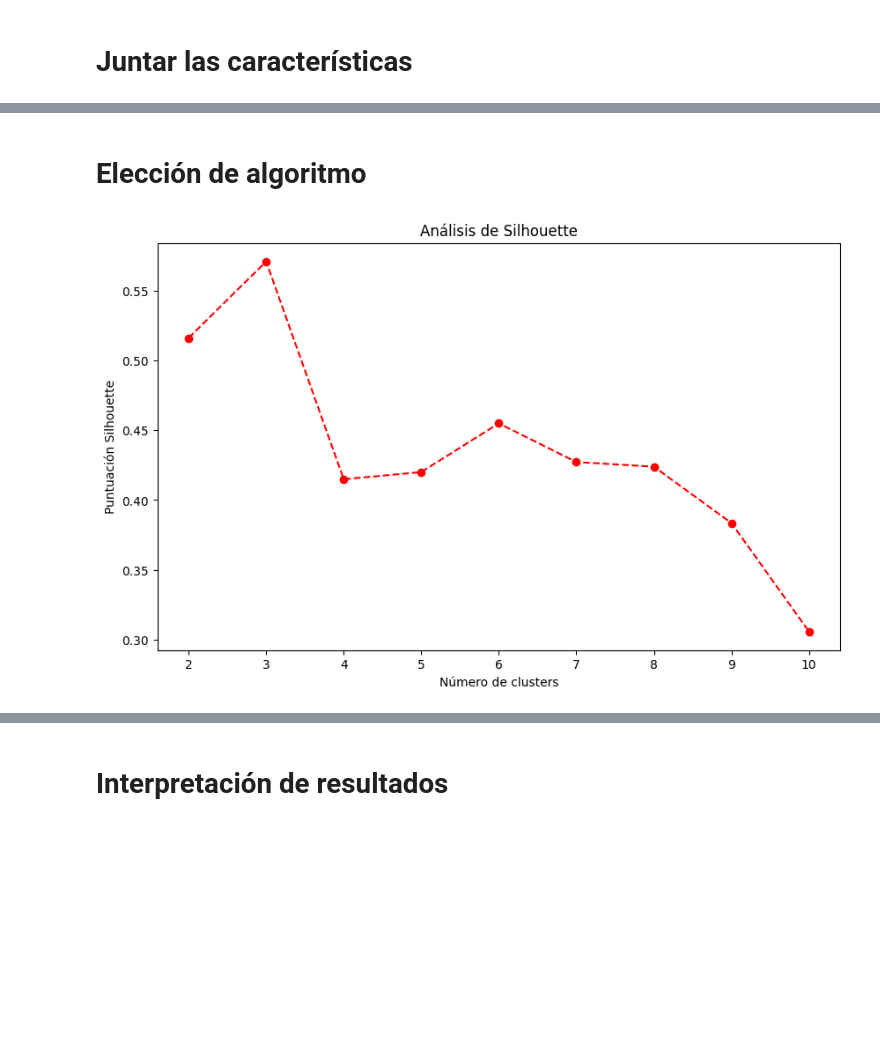
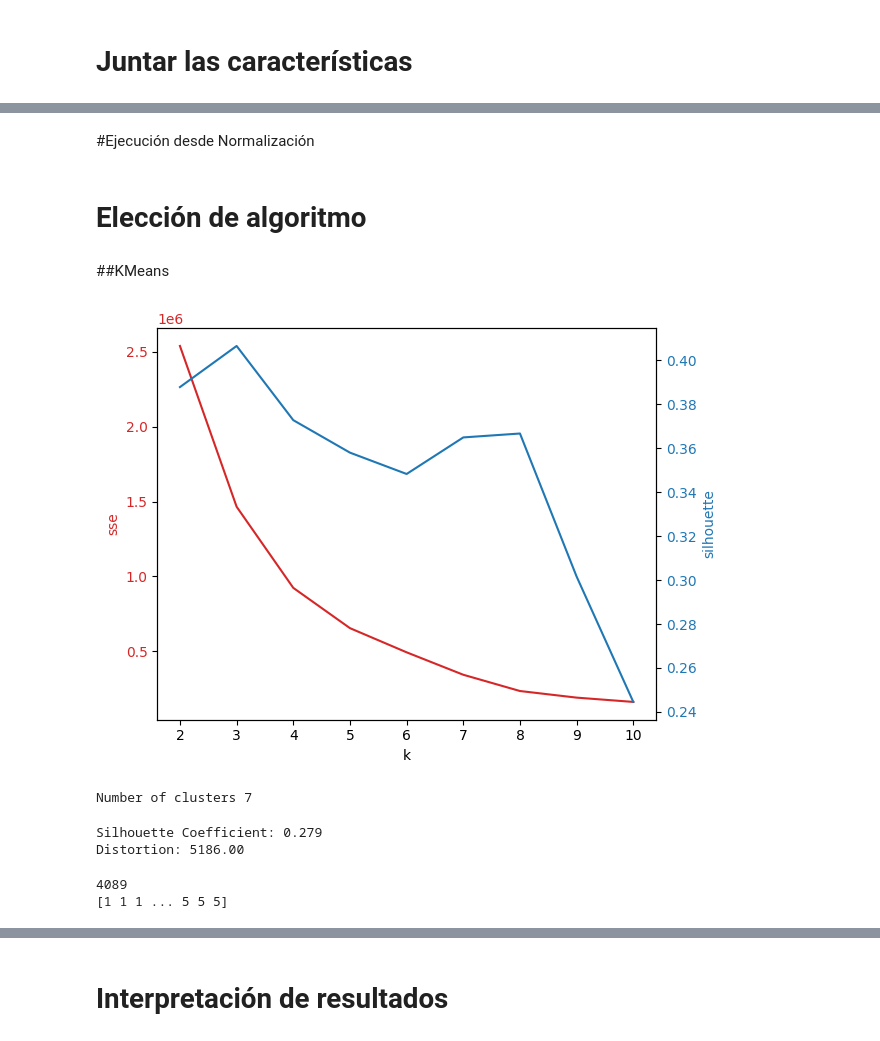
Before and after one commit to loleandote22/PruebasAprendizaje, a Jupyter notebook: PruebaProgreso2/Ejercicio.ipynb, the cells around one changed output, grey strips where cells are left out. Cells and saved outputs as stored; diff of their text form; code cells hidden in the pictures; blank space fills up the shorter version.

```diff
--- a/PruebaProgreso2/Ejercicio.ipynb
+++ b/PruebaProgreso2/Ejercicio.ipynb
@@ -245,19 +292,65 @@ df
+# %% [markdown]
+#Ejecución desde Normalización
+# %%
+ventanal_minmax = ventaneo(df_minmax)
+medias_minmax, desviaciones_minmax, minimos_minmax, maximos_minmax, energia_minmax, activity_minmax, mobility_minmax, complexity_minmax = ejecucion(ventanal_minmax)
+df_minmax_procesado = juntar_caracteristicas(medias_minmax, desviaciones_minmax, minimos_minmax, maximos_minmax, energia_minmax, activity_minmax, mobility_minmax, complexity_minmax)
 # %% [markdown]
 #  Elección de algoritmo
+# %% [markdown]
+##KMeans
 # %%
 # evaluación Silhouette para KMeans
-silhouette_scores = []
-for n_clusters in range(2, 11):
-    kmeans = KMeans(n_clusters=n_clusters, n_init = 10, random_state=42)
-    cluster_labels = kmeans.fit_predict(df)
-    silhouette_avg = silhouette_score(df, cluster_labels)
-    silhouette_scores.append(silhouette_avg)
+def dibujar_silhouette(df, nombre):
+  silhouette_scores = []
+  distortions = []
+  for n_clusters in range(2, 11):
+      kmeans = KMeans(n_clusters=n_clusters, n_init = 10, random_state=42)
+      cluster_labels = kmeans.fit_predict(df)
+      silhouette_avg = silhouette_score(df, cluster_labels)
+      silhouette_scores.append(silhouette_avg)
+      distortions.append(kmeans.inertia_)
+  x = [i for i in range(2,11)]
+  fig, ax1 = plt.subplots()
 
-plt.figure(figsize=(10, 6))
-plt.plot(range(2, 11), silhouette_scores, marker='o', linestyle='--', color='r')
-plt.title('Análisis de Silhouette')
-plt.xlabel('Número de clusters')
-plt.ylabel('Puntuación Silhouette')
-plt.show()
+  color = 'tab:red'
+  ax1.set_xlabel('k')
+  ax1.set_ylabel('sse', color=color)
+  ax1.plot(x, distortions, color=color)
+  ax1.tick_params(axis='y', labelcolor=color)
+
+  ax2 = ax1.twinx()
+
+  color = 'tab:blue'
+  ax2.set_ylabel('silhouette', color=color)
+  ax2.plot(x, silhouette_scores, color=color)
+  ax2.tick_params(axis='y', labelcolor=color)
+
+  fig.tight_layout()
+  plt.show()
-# %% [output]
-[figure, removed]
+# %%
+dibujar_silhouette(df_minmax_procesado, "minmax")
+# %% [output]
+[figure, added]
+# %%
+k = 7
+print ("Number of clusters", k)
+km = KMeans(n_clusters = k, n_init = 10 , random_state = 42)
+
+y_km = km.fit_predict(X_pca)
+# %% [output]
+Number of clusters 7
+# %%
+print("Silhouette Coefficient: %0.3f"% silhouette_score(X_pca, y_km))
+print('Distortion: %.2f' % km.inertia_)
+# %% [output]
+Silhouette Coefficient: 0.279
+Distortion: 5186.00
+# %%
+s_05_03['cluster_kmeans'] = km.labels_
+
+print(len(km.labels_))
+print(km.labels_)
+# %% [output]
+4089
+[1 1 1 ... 5 5 5]
```
Also changed, not shown: parts of 40 cells of this notebook.
